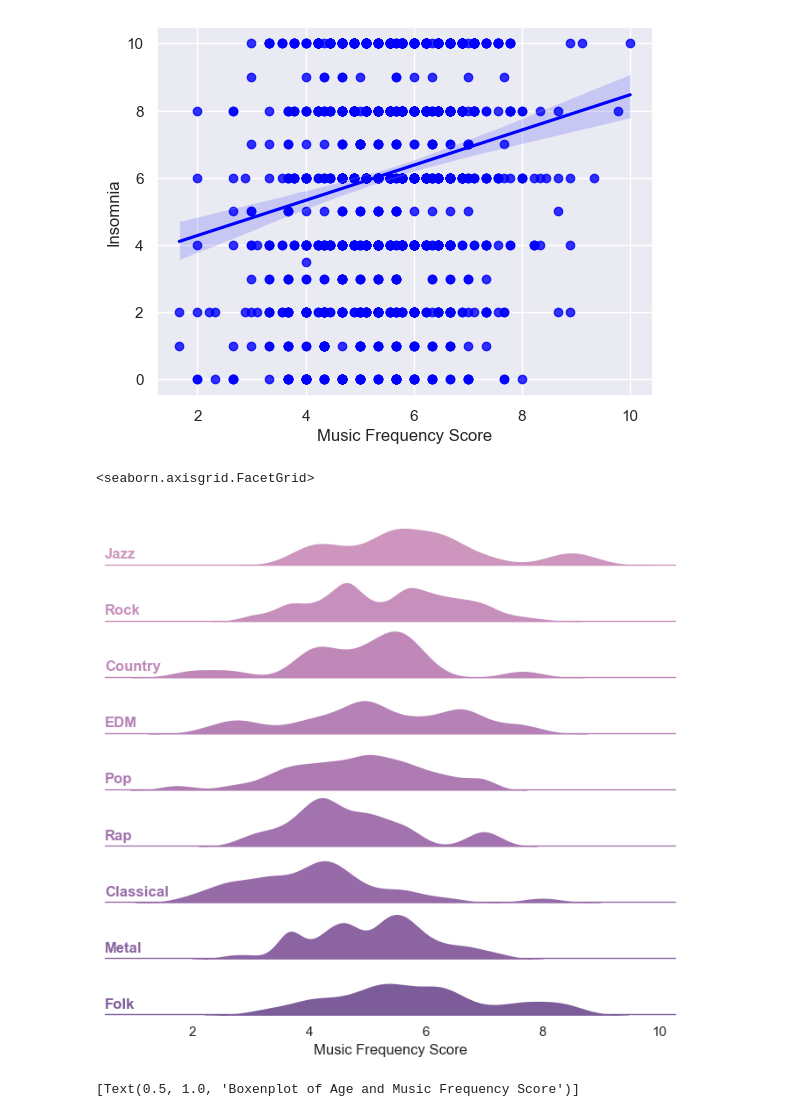
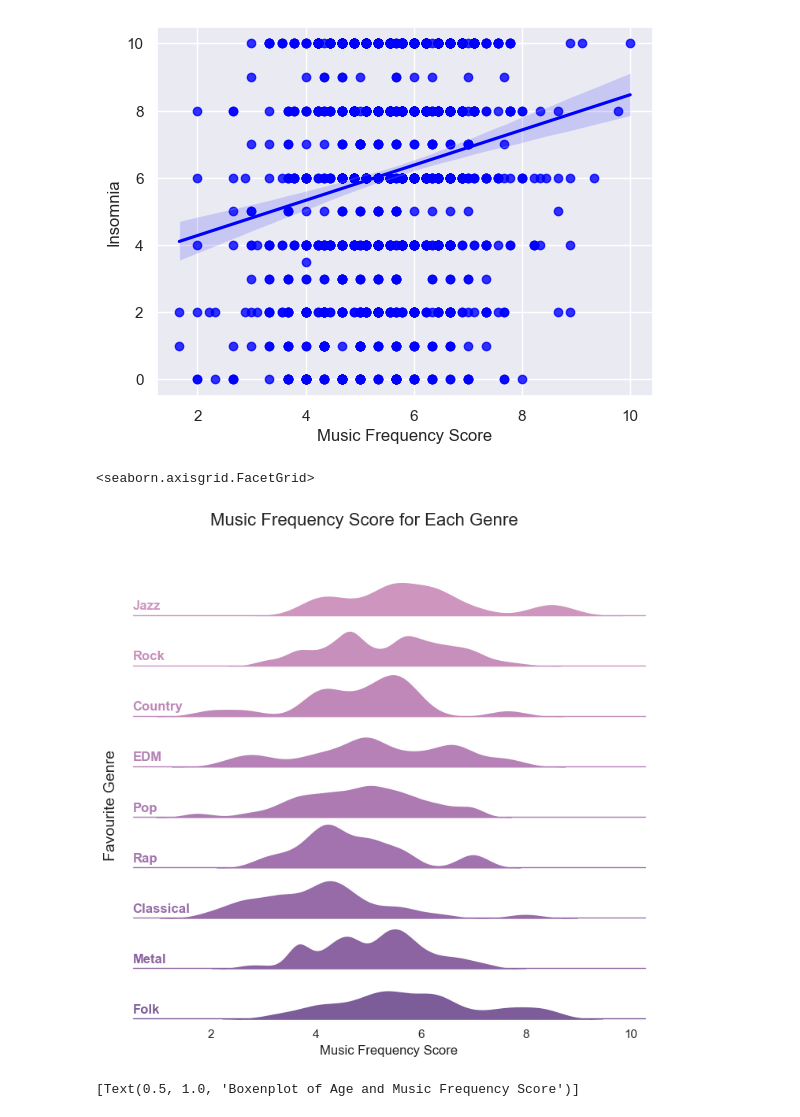
Before and after one commit to ubco-W2022T2-data301/project-group-group12, a Jupyter notebook: analysis/analysis2Haider.ipynb, the cells around one changed output. Saved outputs shown, nothing was run; the diff lists cells and outputs as text; code cells hidden in the pictures.

Commit message:
Updated graphs title and added to final report

```diff
--- a/analysis/analysis2Haider.ipynb
+++ b/analysis/analysis2Haider.ipynb
@@ -1078,36 +1077,39 @@ sns.set_theme(style="white", rc={"axes.facecolor": (0, 0, 0, 0)})
 
 
 # Initialize the FacetGrid object
 pal = sns.cubehelix_palette(10, gamma=.5, light=.45)
 v20 = sns.FacetGrid(merged_mc, row="Fav genre", hue="Fav genre", aspect=10, height=0.75, palette=pal)
 
 # Draw the densities in a few steps
 v20.map(sns.kdeplot, "Music Frequency Score", bw_adjust=.5, clip_on=False, fill=True, alpha=1, linewidth=1.5)
 v20.map(sns.kdeplot, "Music Frequency Score", clip_on=False, color="w", lw=2, bw_adjust=.5)
 
 # passing color=None to refline() uses the hue mapping
 v20.refline(y=0, linewidth=1, linestyle="-", color=None, clip_on=False)
 
 
 # Define and use a simple function to label the plot in axes coordinates
 def label(x, color, label):
     ax = plt.gca()
     ax.text(0, .2, label, fontweight="bold", color=color,
             ha="left", va="center", transform=ax.transAxes)
 
 
 v20.map(label, "Music Frequency Score")
 
 # Set the subplots to overlap
-v20.figure.subplots_adjust(hspace=0.1)
+v20.fig.subplots_adjust(hspace=0.1)
 
-# Remove axes details that don't play well with overlap
+# Add y-axis label and title
+v20.fig.text(0.06, 0.5, "Favourite Genre", va='center', rotation='vertical', fontsize=14)
+v20.fig.suptitle("Music Frequency Score for Each Genre", fontsize=16, y=1.05)
+
 v20.set_titles("")
 v20.set(yticks=[], ylabel="")
 v20.despine(bottom=True, left=True)
 # %% [output]
 <seaborn.axisgrid.FacetGrid>
-[figure, old version]
+[figure, new version]
 # %%
 sns.set_theme(style='darkgrid')
 v13 = sns.boxenplot(x="Age", y="Music Frequency Score",
```
Also changed, not shown: parts of 1 cell of this notebook, 1 other file.
